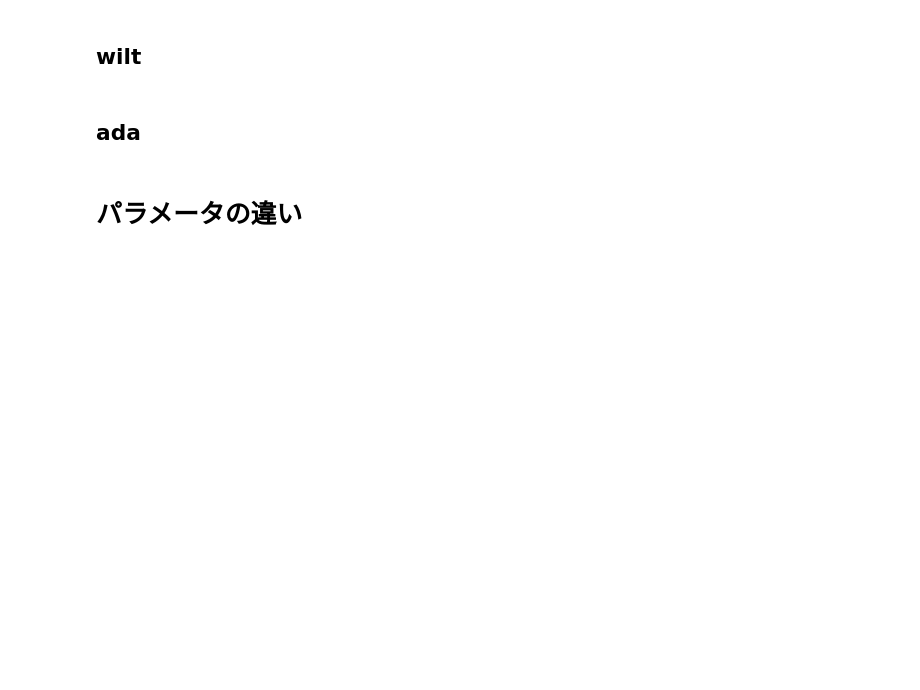
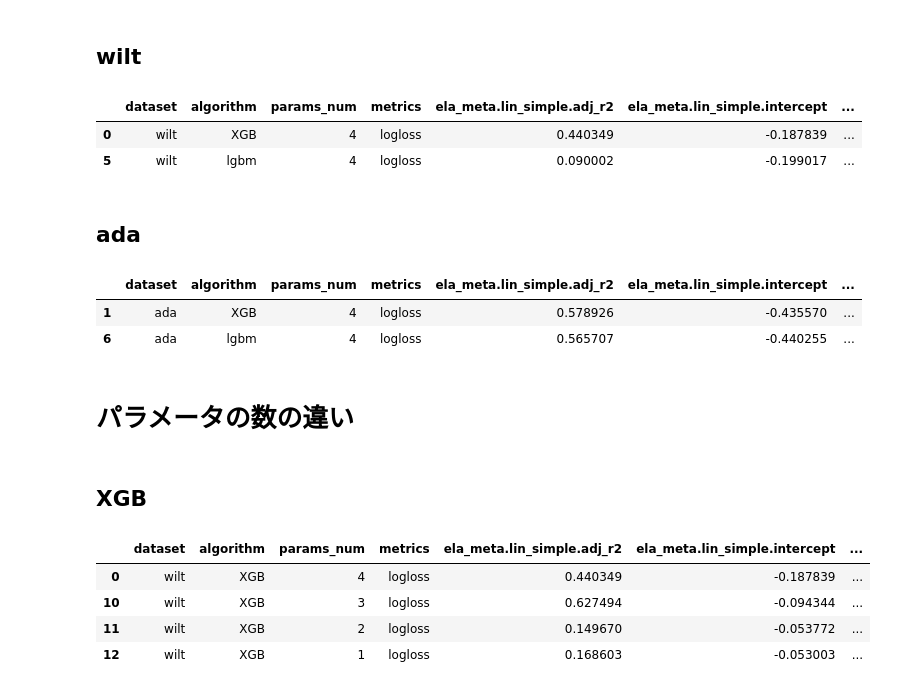
Before and after one commit to yanagi-kk/HPO_ELA, a Jupyter notebook: src/EDA.ipynb, the cells around one changed output. Saved outputs shown, nothing was run; the diff lists cells and outputs as text; code cells hidden in the pictures; blank space fills up the shorter version.

```diff
--- a/src/EDA.ipynb
+++ b/src/EDA.ipynb
@@ -62,7 +62,32 @@ df_lgbm_data
 # アルゴリズムの違い
 # %% [markdown]
 ## wilt
+# %%
+df_wilt_algo = df.copy()[base_cols+select_cols].query("dataset == 'wilt' and params_num == 4")
+df_wilt_algo
+# %% [output]
+|  | dataset | algorithm | params_num | metrics | ela_meta.lin_simple.adj_r2 | ela_meta.lin_simple.intercept | ... |
+| 0 | wilt | XGB | 4 | logloss | 0.440349 | -0.187839 | ... |
+| 5 | wilt | lgbm | 4 | logloss | 0.090002 | -0.199017 | ... |
 # %% [markdown]
 ## ada
+# %%
+df_ada_algo = df.copy()[base_cols+select_cols].query("dataset == 'ada' and params_num == 4")
+df_ada_algo
+# %% [output]
+|  | dataset | algorithm | params_num | metrics | ela_meta.lin_simple.adj_r2 | ela_meta.lin_simple.intercept | ... |
+| 1 | ada | XGB | 4 | logloss | 0.578926 | -0.435570 | ... |
+| 6 | ada | lgbm | 4 | logloss | 0.565707 | -0.440255 | ... |
 # %% [markdown]
-# パラメータの違い
+# パラメータの数の違い
+# %% [markdown]
+## XGB
+# %%
+df_xgb_param = df.copy()[base_cols+select_cols].query("dataset == 'wilt' and algorithm == 'XGB'")
+df_xgb_param
+# %% [output]
+|  | dataset | algorithm | params_num | metrics | ela_meta.lin_simple.adj_r2 | ela_meta.lin_simple.intercept | ... |
+| 0 | wilt | XGB | 4 | logloss | 0.440349 | -0.187839 | ... |
+| 10 | wilt | XGB | 3 | logloss | 0.627494 | -0.094344 | ... |
+| 11 | wilt | XGB | 2 | logloss | 0.149670 | -0.053772 | ... |
+| 12 | wilt | XGB | 1 | logloss | 0.168603 | -0.053003 | ... |
```
Also changed, not shown: parts of 3 cells of this notebook.
